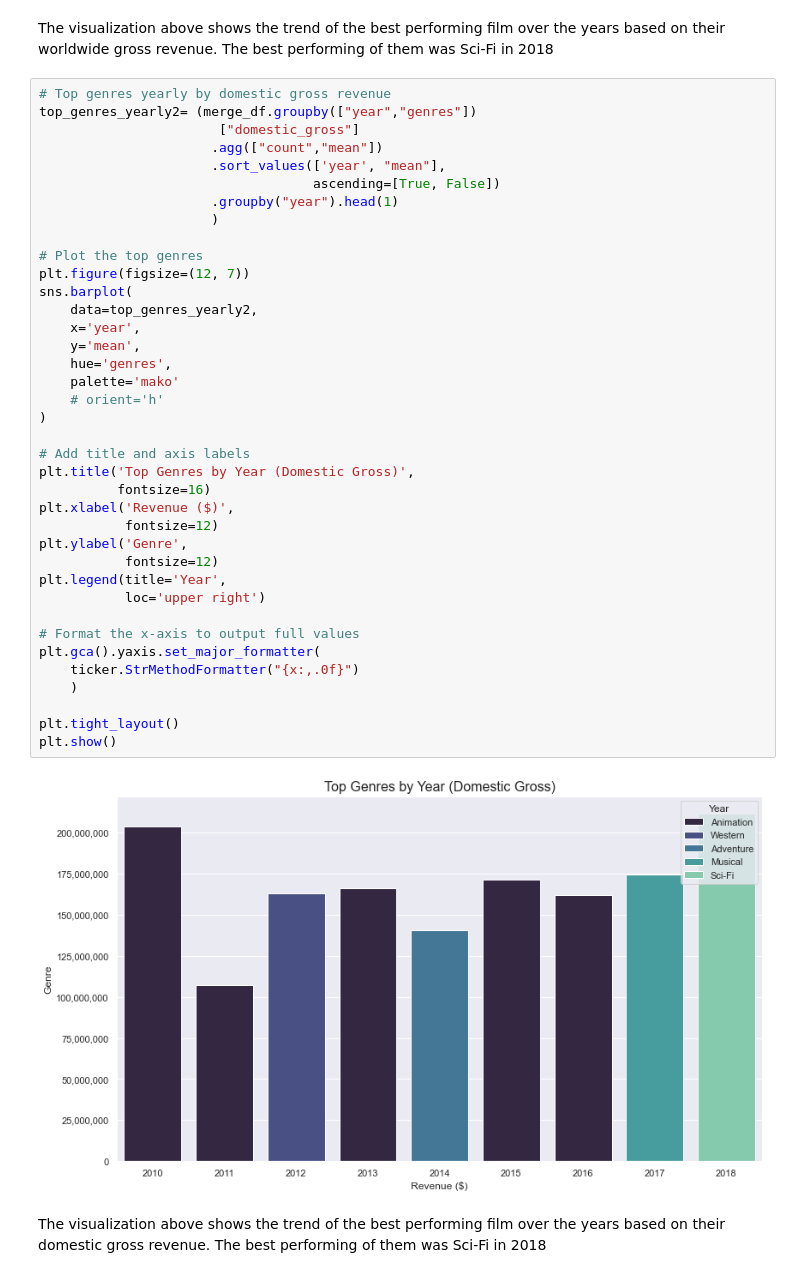
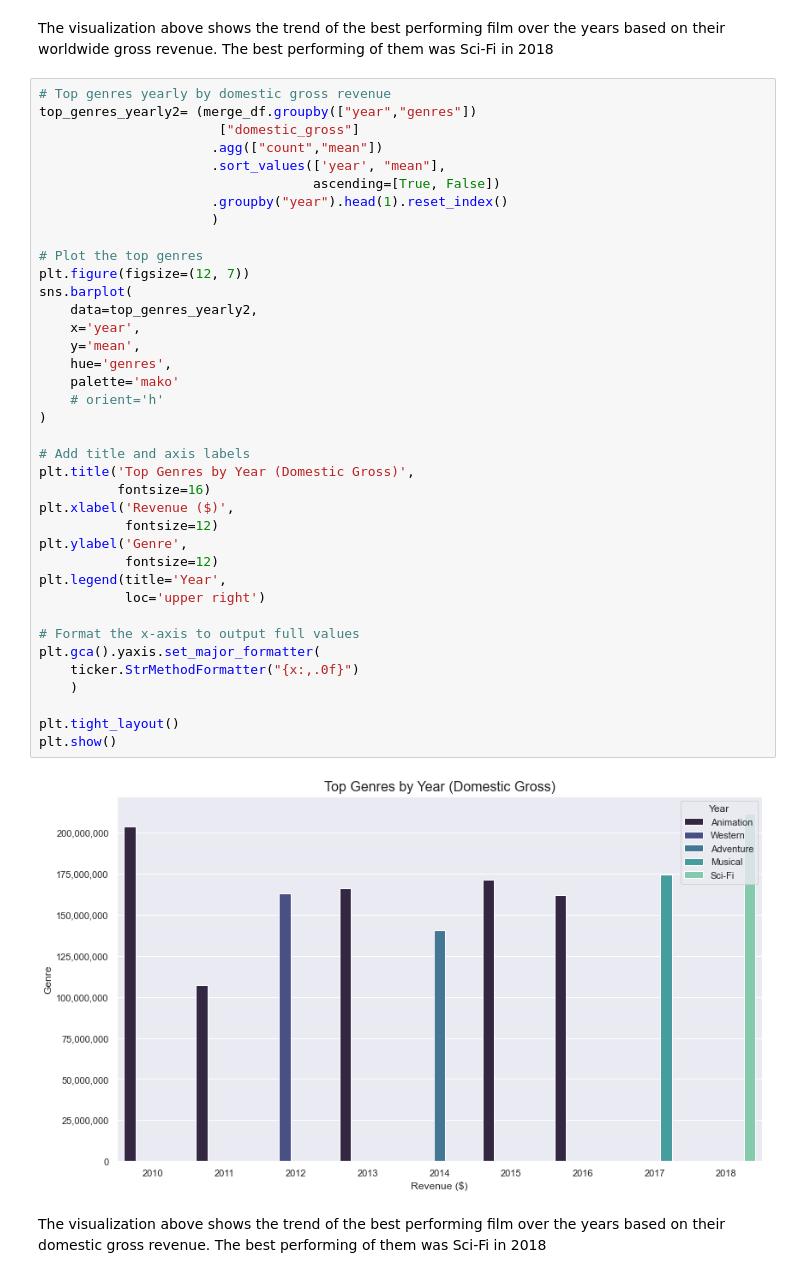
Before and after one commit to Patoh254code/movie_project, a Jupyter notebook: index.ipynb, the cells around one changed output. Saved outputs shown, nothing was run; the diff lists cells and outputs as text.

```diff
--- a/index.ipynb
+++ b/index.ipynb
@@ -480,39 +493,39 @@ top_genres_yearly2= (merge_df.groupby(["year","genres"])
                       .agg(["count","mean"])
                       .sort_values(['year', "mean"],
                                    ascending=[True, False])
-                      .groupby("year").head(1)
+                      .groupby("year").head(1).reset_index()
                       )
 
 # Plot the top genres
 plt.figure(figsize=(12, 7))
 sns.barplot(
     data=top_genres_yearly2,
     x='year',
     y='mean',
     hue='genres',
     palette='mako'
     # orient='h'
 )
 
 # Add title and axis labels
 plt.title('Top Genres by Year (Domestic Gross)',
           fontsize=16)
 plt.xlabel('Revenue ($)',
            fontsize=12)
 plt.ylabel('Genre',
            fontsize=12)
 plt.legend(title='Year',
            loc='upper right')
 
 # Format the x-axis to output full values
 plt.gca().yaxis.set_major_formatter(
     ticker.StrMethodFormatter("{x:,.0f}")
     )
 
 plt.tight_layout()
 plt.show()
 # %% [output]
-[figure, old version]
+[figure, new version]
 # %% [markdown]
 The visualization above shows the trend of the best performing film over the years based on their domestic gross revenue. The best performing of them was Sci-Fi in 2018
 # %% [markdown]
```
Also changed, not shown: parts of 23 cells of this notebook.
